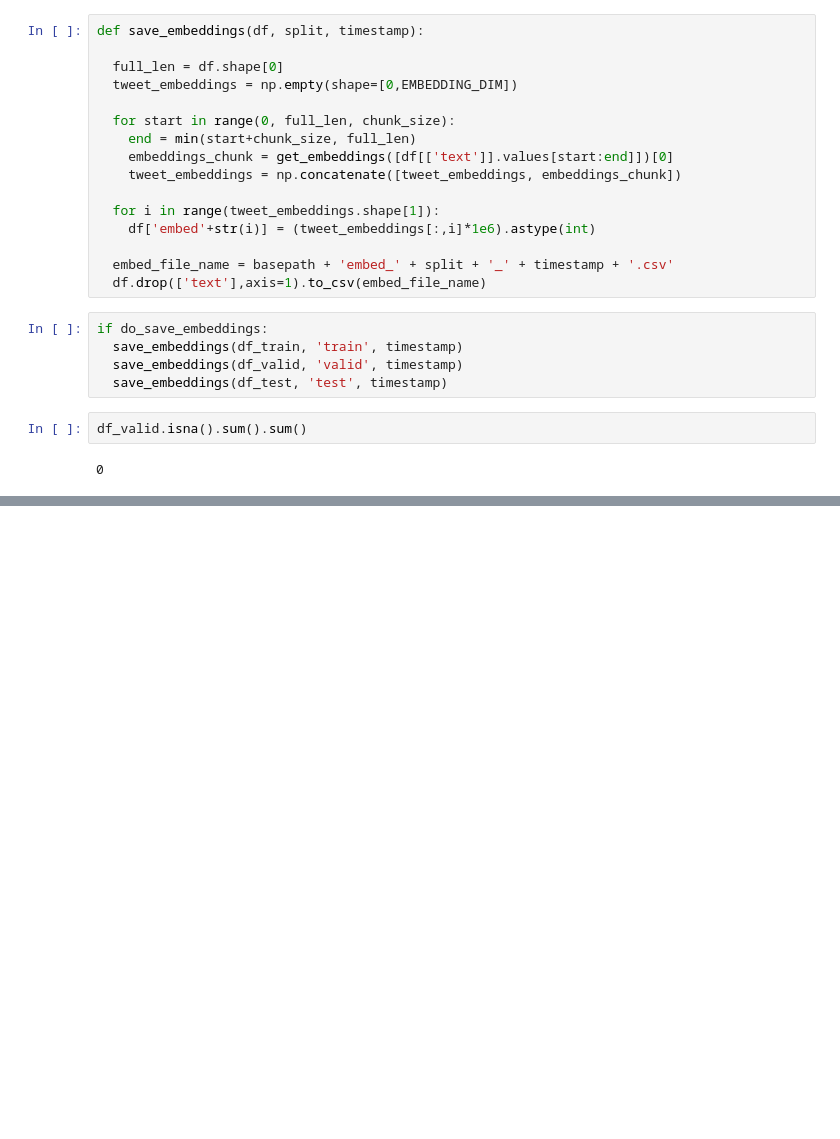
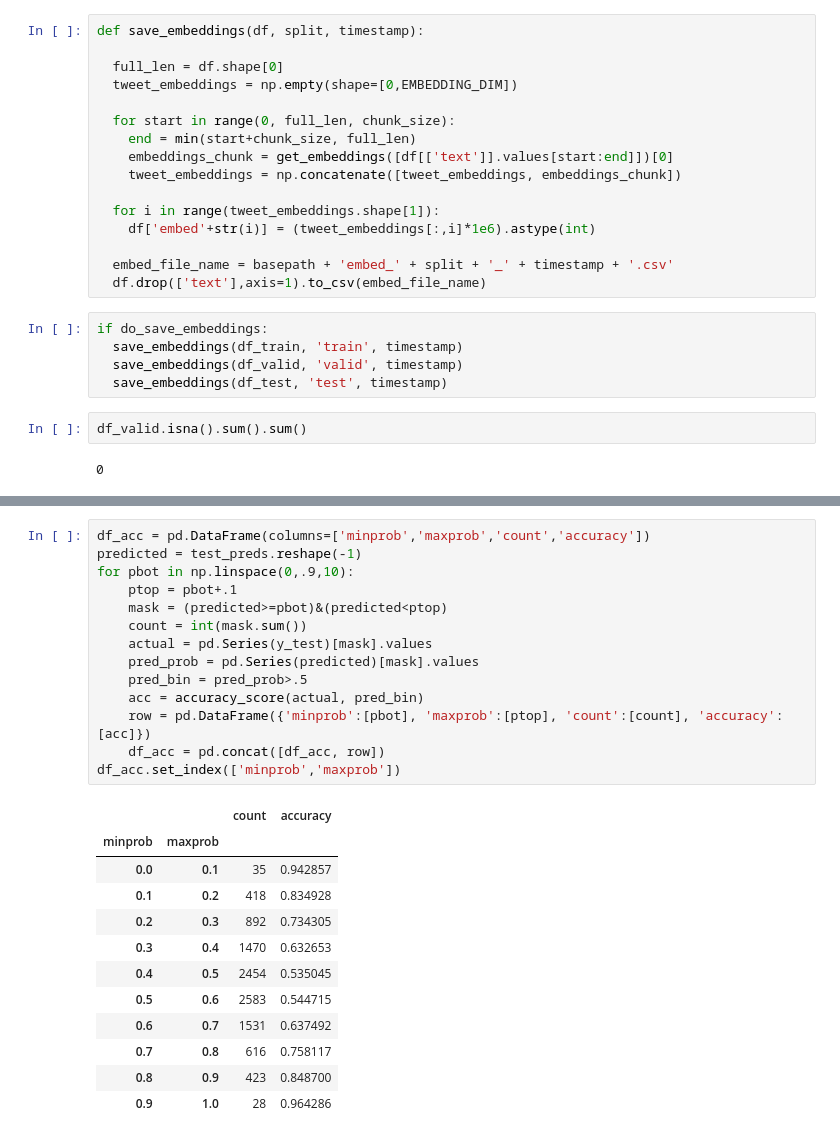
Before and after one commit to andyharless/twit_demog, a Jupyter notebook: twitgen_use_large_best.ipynb, the cells around one changed output, grey strips where cells are left out. Saved outputs shown, nothing was run; the diff lists cells and outputs as text; blank space fills up the shorter version.

Commit message:
add table of test results by probability range

```diff
--- a/twitgen_use_large_best.ipynb
+++ b/twitgen_use_large_best.ipynb
@@ -328,3 +328,30 @@ Test set ROC AUC: 0.6812553741901514
+# %%
+df_acc = pd.DataFrame(columns=['minprob','maxprob','count','accuracy'])
+predicted = test_preds.reshape(-1)
+for pbot in np.linspace(0,.9,10):
+    ptop = pbot+.1
+    mask = (predicted>=pbot)&(predicted<ptop)
+    count = int(mask.sum())
+    actual = pd.Series(y_test)[mask].values
+    pred_prob = pd.Series(predicted)[mask].values
+    pred_bin = pred_prob>.5
+    acc = accuracy_score(actual, pred_bin)
+    row = pd.DataFrame({'minprob':[pbot], 'maxprob':[ptop], 'count':[count], 'accuracy':[acc]})
+    df_acc = pd.concat([df_acc, row])
+df_acc.set_index(['minprob','maxprob'])
+# %% [output]
+|  |  | count | accuracy |
+| minprob | maxprob |  |  |
+| 0.0 | 0.1 | 35 | 0.942857 |
+| 0.1 | 0.2 | 418 | 0.834928 |
+| 0.2 | 0.3 | 892 | 0.734305 |
+| 0.3 | 0.4 | 1470 | 0.632653 |
+| 0.4 | 0.5 | 2454 | 0.535045 |
+| 0.5 | 0.6 | 2583 | 0.544715 |
+| 0.6 | 0.7 | 1531 | 0.637492 |
+| 0.7 | 0.8 | 616 | 0.758117 |
+| 0.8 | 0.9 | 423 | 0.848700 |
+| 0.9 | 1.0 | 28 | 0.964286 |
 # %%
 model_file_name = 'not saved'
 if do_save_model:
```
Also changed, not shown: parts of 5 cells of this notebook.
